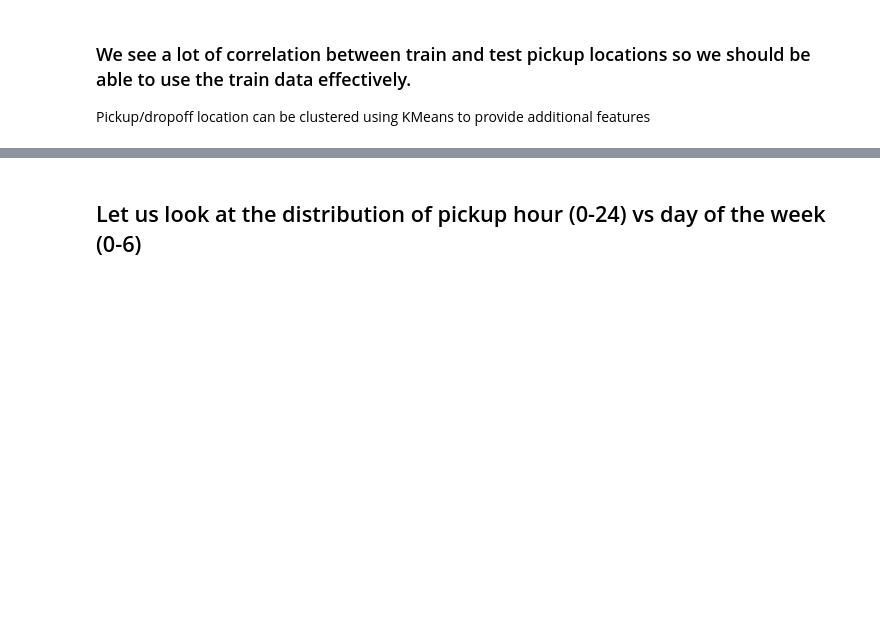
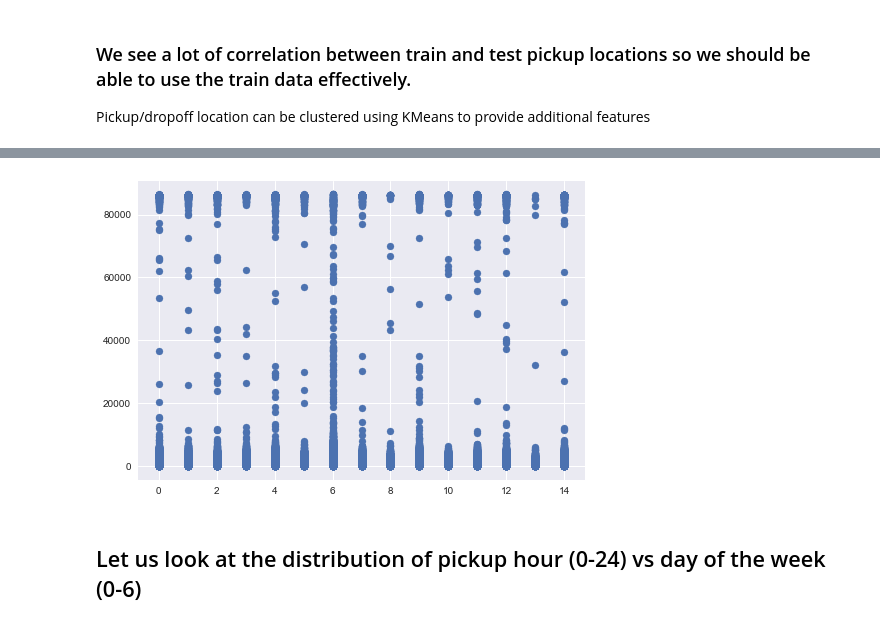
Before and after one commit to tkmaker/DataScience, a Jupyter notebook: TaxiTrip/Exploration Notebook.ipynb, the cells around one changed output, grey strips where cells are left out. Saved outputs shown, nothing was run; the diff lists cells and outputs as text; code cells hidden in the pictures; blank space fills up the shorter version.

```diff
--- a/TaxiTrip/Exploration Notebook.ipynb
+++ b/TaxiTrip/Exploration Notebook.ipynb
@@ -98,3 +144,8 @@ Pickup/dropoff location can be clustered using KMeans to provide additional feat
+# %%
+plt.scatter(train_new_df.pickup_cluster,train_new_df.trip_duration)
+plt.show()
+# %% [output]
+[figure, added]
 # %% [markdown]
 ## Let us look at the distribution of pickup hour (0-24) vs day of the week (0-6)
 # %%
```
Also changed, not shown: parts of 6 cells of this notebook.
